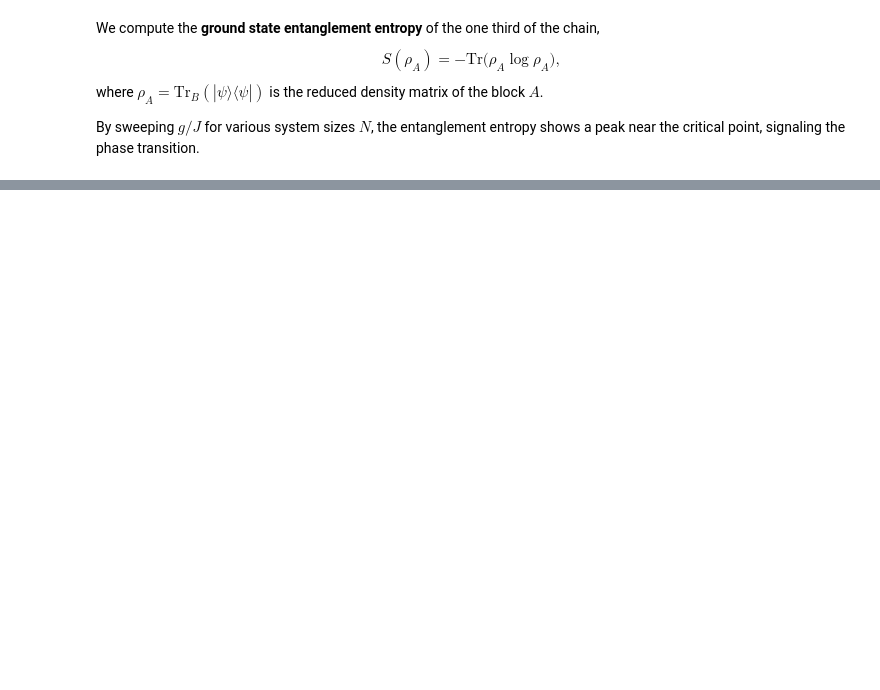
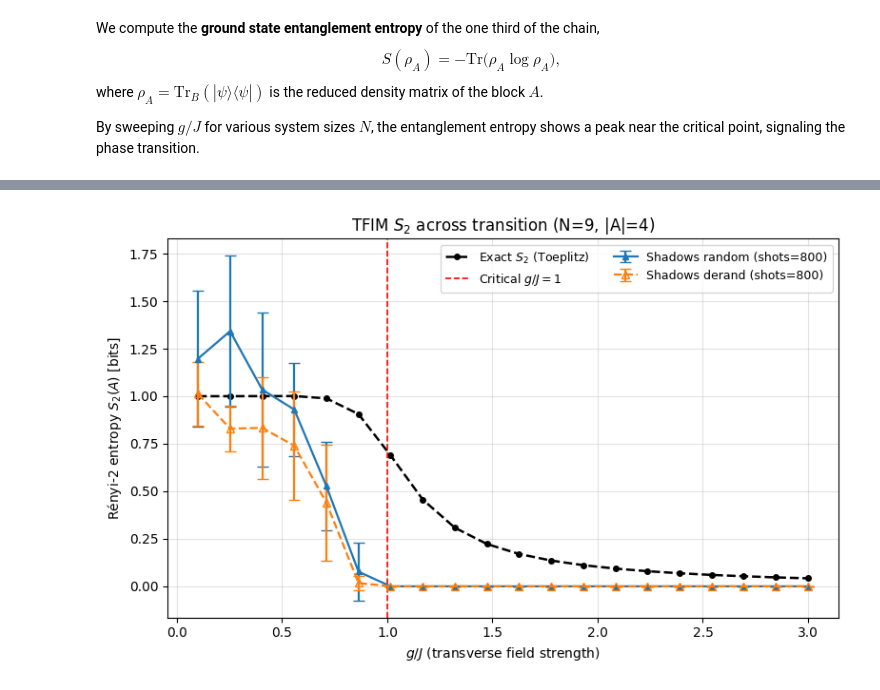
Before and after one commit to junwoojung0908/Ising_Model_Classical_shadow, a Jupyter notebook: TFIM_shadow.ipynb, the cells around one changed output, grey strips where cells are left out. Drawn from its saved outputs; the diff is of its cells as text; code cells hidden in the pictures; blank space fills up the shorter version.

```diff
--- a/TFIM_shadow.ipynb
+++ b/TFIM_shadow.ipynb
@@ -509,0 +596,73 @@ NameError: name 'Ts' is not defined
+# %%
+# ==== Sweep over g: Exact vs Shadows (random vs derandomized, 3 shot counts) ====
+
+# Params
+N = 9
+J = 1.0
+g_list    = np.linspace(0.1, 3.0, 20)
+L         = N // 2
+keep      = list(range(L))
+shots_list = [800]
+n_trials  = 5
+
+# --- exact once (Toeplitz) ---
+S2_exact_list = [estimate_S2(N, J, g, L=L, method="toeplitz") for g in g_list]
+
+# --- ground states per g (diagonalize only once per g) ---
+psi_per_g = []
+for g in g_list:
+    Ham = tfim_hamiltonian(N, J=J, g=g, periodic=True)
+    evals, evecs = np.linalg.eigh(Ham)
+    psi_per_g.append(evecs[:, np.argmin(evals)])
+
+def shadow_curve(psi_list, schedule, shots, n_trials):
+    means, stds = [], []
+    for psi0 in psi_list:
+        vals = []
+        for t in range(n_trials):
+            rng = np.random.default_rng(1234 + t)
+            # NOTE: estimate_S2_from_psi needs to accept schedule="random"/"derand"
+            v = estimate_S2_from_psi(psi0, keep=keep, shots=shots, rng=rng,
+                                     schedule=schedule, schedule_mode="base3")
+            vals.append(v)
+        means.append(np.mean(vals))
+        stds.append(np.std(vals, ddof=1))
+    return np.array(means), np.array(stds)
+
+# --- build curves for random vs derand for each shots ---
+curves = {}
+for shots in shots_list:
+    curves[("random", shots)] = shadow_curve(psi_per_g, "random",  shots, n_trials)
+    curves[("derand", shots)] = shadow_curve(psi_per_g, "derand",  shots, n_trials)
+
+# --- plot ---
+plt.figure(figsize=(8,5))
+# exact
+plt.plot(g_list, S2_exact_list, 'k--o', lw=1.8, ms=4, label=r"Exact $S_2$ (Toeplitz)")
+
+# style helpers
+markers = {400:'s', 600:'D', 800:'^'}  # square, diamond, triangle
+
+for shots in shots_list:
+    # random: solid filled markers
+    mean_r, std_r = curves[("random", shots)]
+    plt.errorbar(g_list, mean_r, yerr=std_r,
+                 fmt=markers[shots]+'-', capsize=4, lw=1.6, ms=5,
+                 label=f"Shadows random (shots={shots})")
+
+    # derand: dashed, hollow markers (same shape/color as random)
+    mean_d, std_d = curves[("derand", shots)]
+    plt.errorbar(g_list, mean_d, yerr=std_d,
+                 fmt=markers[shots]+'--', mfc='none', capsize=4, lw=1.6, ms=6,
+                 label=f"Shadows derand (shots={shots})")
+
+plt.axvline(1.0, color='r', ls='--', lw=1.2, label=r"Critical $g/J=1$")
+plt.xlabel(r"$g/J$ (transverse field strength)")
+plt.ylabel(r"Rényi-2 entropy $S_2(A)$ [bits]")
+plt.title(fr"TFIM $S_2$ across transition (N={N}, |A|={L})")
+plt.grid(True, alpha=0.35)
+plt.legend(ncol=2, fontsize=9)
+plt.tight_layout()
+plt.show()
+# %% [output]
+[figure, added]
```
Also changed, not shown: parts of 22 cells of this notebook.
